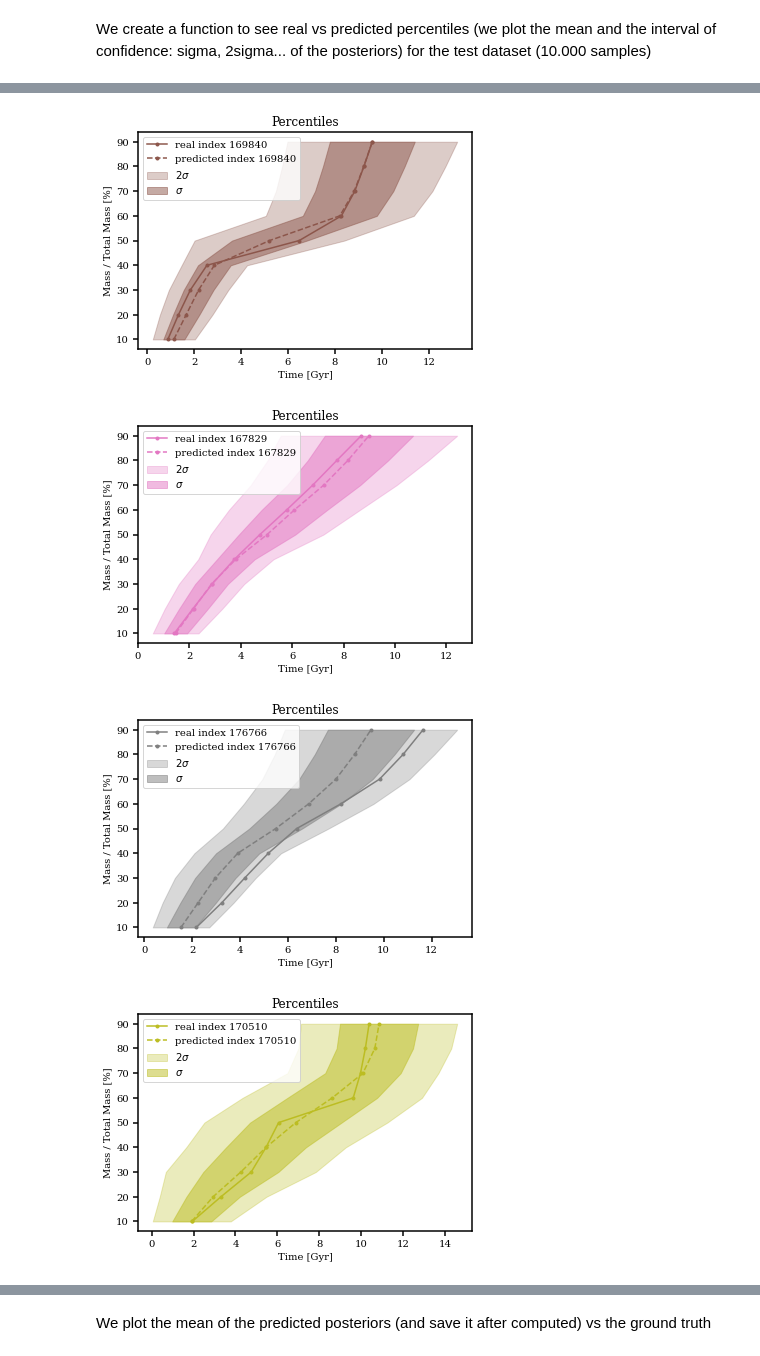
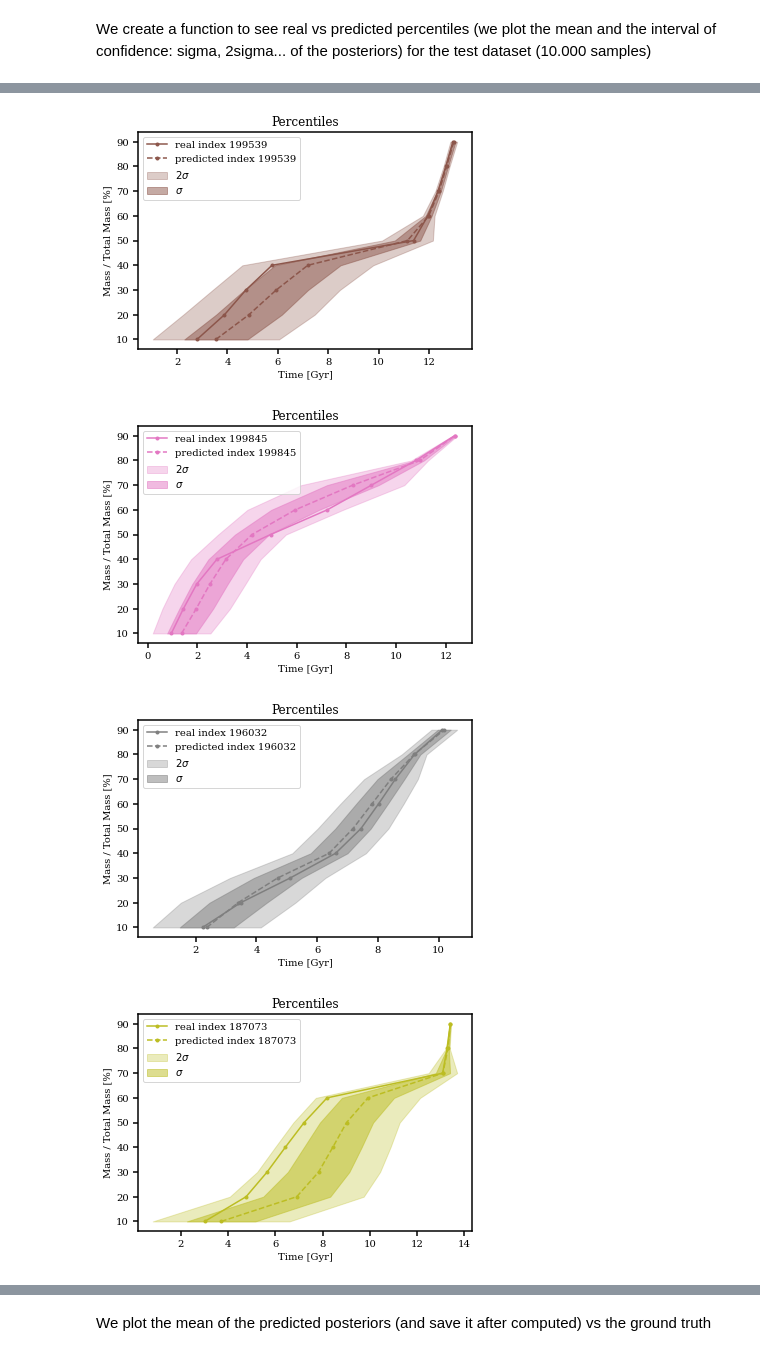
Before and after one commit to patriglesias/SBI_SFHs, a Jupyter notebook: observations_prior/posterior_estimation.ipynb, the cells around one changed output, grey strips where cells are left out. Saved outputs shown, nothing was run; the diff lists cells and outputs as text; code cells hidden in the pictures.

```diff
--- a/observations_prior/posterior_estimation.ipynb
+++ b/observations_prior/posterior_estimation.ipynb
@@ -34,9 +34,9 @@ mpl.rcParams["figure.figsize"] = (15,10)
 # %% [markdown]
 We load the percentiles and latent vectors
 # %%
-latents_batch=np.load('./saved_models/latents_all.npy',allow_pickle=True)
-percentiles=np.load('./saved_input/y.npy',allow_pickle=True)
-latents=np.zeros((180000,16))
+latents_batch=np.load('./saved_models/latents_all_m16.npy',allow_pickle=True)
+percentiles=np.load('./saved_input/y_m16.npy',allow_pickle=True)
+latents=np.zeros((200000,16))
 batch_size=128
 
 #to create a single dataset with all the minibatches
@@ -77,13 +77,13 @@ We shuffle and save the indexes shuffled, or we just load them
 # %%
 #training with the first 405.000 elements of the dataset (previously shuffled)
 
-index_sh=np.load('./saved_models/ind_sh.npy')
+index_sh=np.load('./saved_models/ind_sh_m16.npy')
 
 latents=latents[index_sh,:]
 percentiles=percentiles[index_sh,:]
 
-x=latents[:-18000,:]
-theta=percentiles[:-18000,:]
+x=latents[:-20000,:]
+theta=percentiles[:-20000,:]
 
 #200.000 20.000
 # %% [markdown]
@@ -125,7 +126,7 @@ qphi = anpe.build_posterior(p_theta_x_est)
 # %% [markdown]
 Save posterior or load it
 # %%
-file="./saved_models/my_posterior.pkl"
+file="./saved_models/my_posterior_m16.pkl"
 
 
 with open(file, "wb") as handle:
@@ -142,9 +143,8 @@ file.close()
 # %% [markdown]
 We create a function to see real vs predicted percentiles (we plot the mean and the interval of confidence: sigma, 2sigma... of the posteriors) for the test dataset (10.000 samples)
 # %%
-def plot_percentile_distribution(i,index_list=np.random.randint(162000,180000,15),mean=False,real_plot=False):
+def plot_percentile_distribution(index_list=np.random.randint(180000,200000,15),mean=False,real_plot=False):
 
-    if i==None:
         for k,j in enumerate(index_list):
 
                 Xobs=latents[j,:]
@@ -164,39 +164,6 @@ def plot_percentile_distribution(i,index_list=np.random.randint(162000,180000,15
                 plt.show()
 
 
-    else:
-         for k,j in enumerate(index_list):
 
-                Xobs=latents[j,:]
-                posterior_samples= np.array(qphi.sample((10000,),
-                                                    x=torch.as_tensor(np.array([Xobs]).astype(np.float32)).to('cpu'),
-                                                        show_progress_bars=False).detach().to('cpu'))
-
-                plt.hist(posterior_samples[:,i-1],alpha=0.5,color='C'+str(k),label='index '+str(j))
-
-                if mean:
-                    plt.axvline(np.mean(posterior_samples[:,i-1]),ls='--',color='C'+str(k))
-                    plt.axvline(percentiles[j,i-1],ls='-',color='C'+str(k))
-
-
-         plt.title('percentil posterior ' +str(i*10)+'%')
-         #plt.legend()
-         plt.xlabel('Time [Gyr]')
-         plt.show()
-
-         if real_plot:
-            for k,j in enumerate(index_list):
-                plt.plot(percentiles[j,:9],np.arange(10,100,10),'.-',color='C'+str(k),label='index '+str(j))
-            plt.title('Real percentiles')
-            plt.xlabel('Time [Gyr]')
-            plt.ylabel('Mass / Total Mass [%]')
-            #plt.legend()
-            plt.show()
-
-
-
-#plot_percentile_distribution(1,mean=True)
-#plot_percentile_distribution(5,mean=True)
-#plot_percentile_distribution(9,mean=True,real_plot=True)
-plot_percentile_distribution(None)
+plot_percentile_distribution()
 # %% [output]
@@ -208,4 +175,4 @@ plot_percentile_distribution(None)
-[figure, old version]
+[figure, new version]
-[figure, old version]
+[figure, new version]
-[figure, old version]
+[figure, new version]
-[figure, old version]
+[figure, new version]
```
Also changed, not shown: parts of 7 cells of this notebook, 9 other files.
